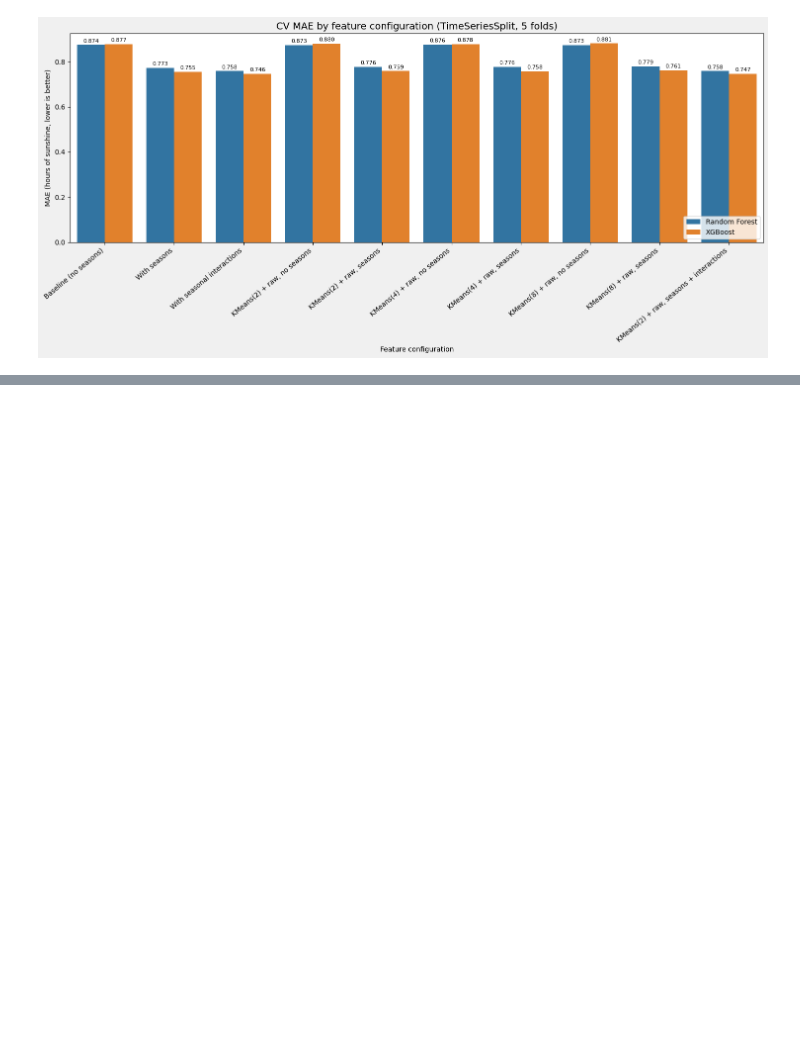
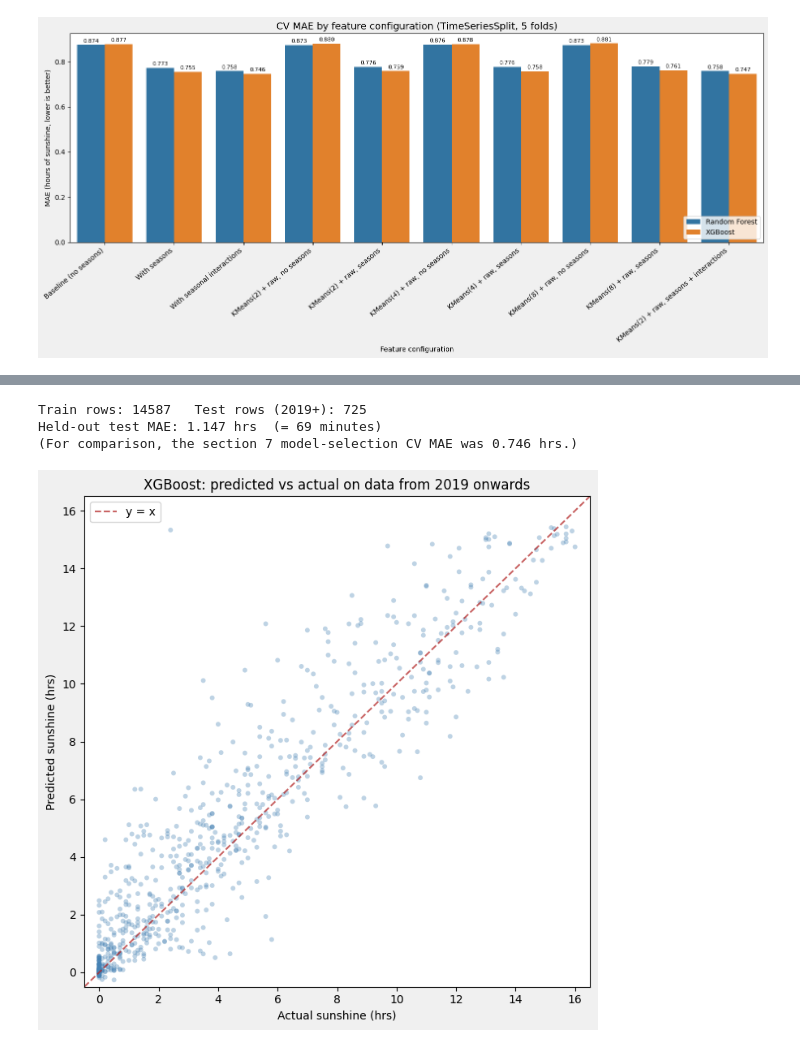
Before and after one commit to soleil6626070/ECA_weather, a Jupyter notebook: notebooks/02_modelling.ipynb, the cells around one changed output, grey strips where cells are left out. Drawn from its saved outputs; the diff is of its cells as text; code cells hidden in the pictures; blank space fills up the shorter version.

Commit message:
modelling done

```diff
--- a/notebooks/02_modelling.ipynb
+++ b/notebooks/02_modelling.ipynb
@@ -384,0 +392,41 @@ Looking at KMeans + raw, no seasons for k = 2, 4 and 8, we can see that the choi
+# %%
+SPLIT_DATE = pd.Timestamp('2019-01-01')
+
+dates = df.loc[X_interactions.index, 'date']
+
+# slicing would be better but I'll mask since the df not gauranteed to be 100% in order.
+train_mask = dates < SPLIT_DATE
+X_train, X_test = X_interactions[train_mask], X_interactions[~train_mask]
+y_train, y_test = y[train_mask], y[~train_mask]
+dates_test = dates[~train_mask]
+
+best_pipe = make_xgb_pipe()
+best_pipe.fit(X_train, y_train)
+best_pred = best_pipe.predict(X_test)
+best_name = 'XGBoost'
+
+true_mae = mean_absolute_error(y_test, best_pred)
+print(f'Train rows: {len(X_train)}   Test rows: {len(X_test)}')
+print(f'2019+ MAE: {true_mae:.3f} hrs  (= {true_mae*60:.0f} minutes)')
+print('In comparison, the 5 fold CV MAE was 0.746 hrs (44.76 minutes).')
+# %% [output]
+Train rows: 14587   Test rows (2019+): 725
+Held-out test MAE: 1.147 hrs  (= 69 minutes)
+(For comparison, the section 7 model-selection CV MAE was 0.746 hrs.)
+# %%
+# Predicted vs actual on the 2019 onwards set
+fig, ax = plt.subplots(figsize=(7, 7))
+fig.set_facecolor('#f0f0f0')
+ax.scatter(y_test, best_pred, alpha=0.35, s=18, color='steelblue', edgecolor='none')
+lim = (-0.5, max(y_test.max(), best_pred.max()) + 0.5)
+ax.plot(lim, lim, ls='--', color='firebrick', alpha=0.7, label='y = x')
+ax.set_xlim(lim); ax.set_ylim(lim)
+ax.set_xlabel('Actual sunshine (hrs)')
+ax.set_ylabel('Predicted sunshine (hrs)')
+ax.set_title(f'{best_name}: predicted vs actual on data from 2019 onwards')
+ax.legend(loc='upper left')
+fig.tight_layout()
+fig.savefig(f'{FIGURES}/pred_vs_actual.png', dpi=120, bbox_inches='tight')
+plt.show()
+# %% [output]
+[figure, added]
```
Also changed, not shown: parts of 10 cells of this notebook, 4 other files.
